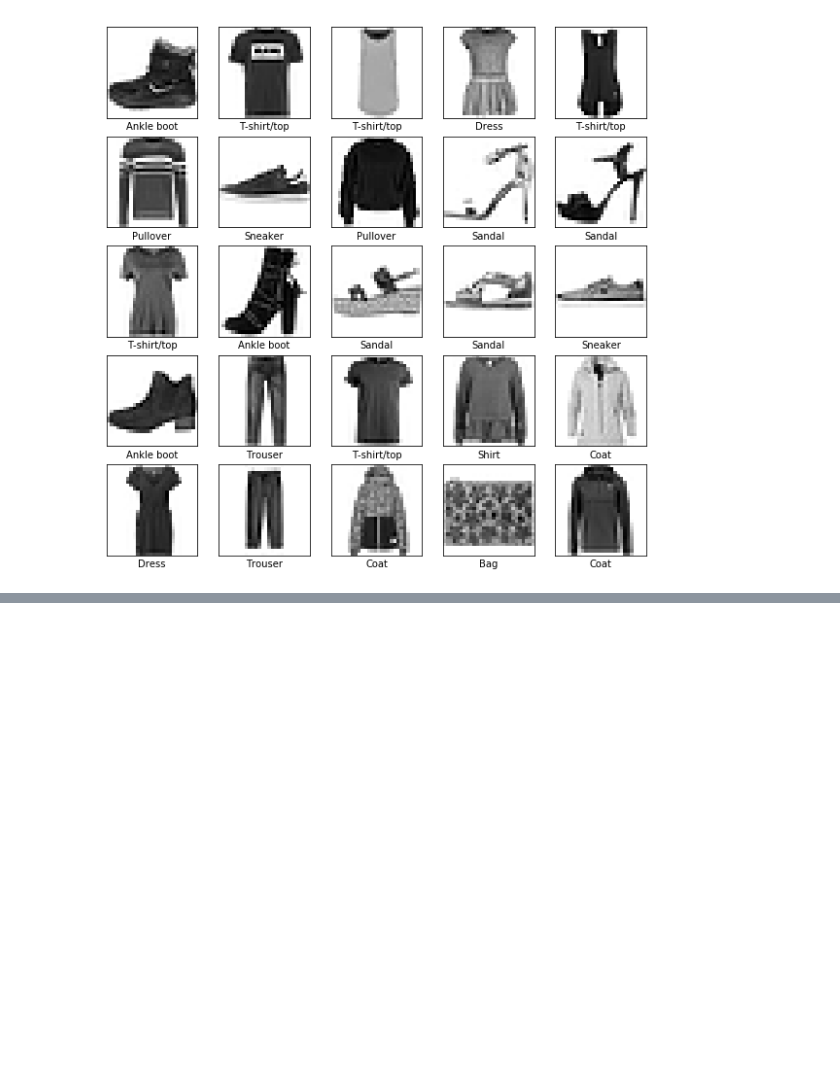
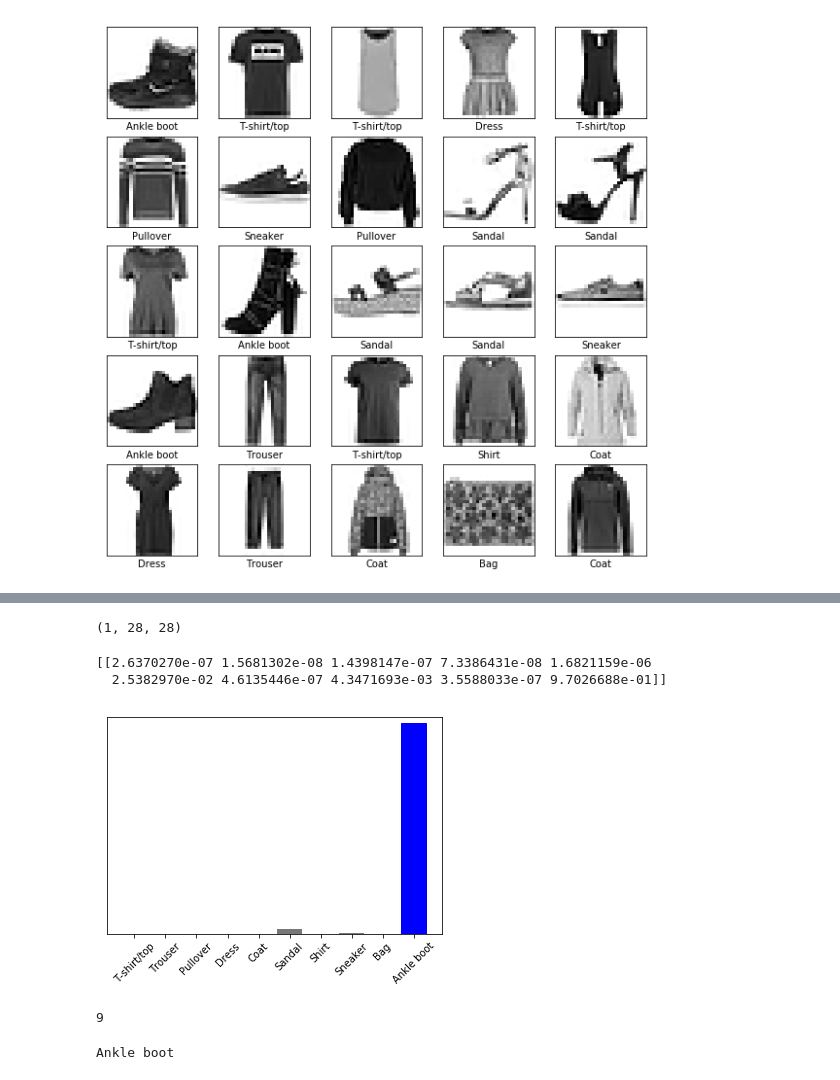
Before and after one commit to rahiakela/keras-projects, a Jupyter notebook: keras-tensor-flow-integration/tensorflow-fashion-items-classification.ipynb, the cells around one changed output, grey strips where cells are left out. Saved outputs shown, nothing was run; the diff lists cells and outputs as text; code cells hidden in the pictures; blank space fills up the shorter version.

```diff
--- a/keras-tensor-flow-integration/tensorflow-fashion-items-classification.ipynb
+++ b/keras-tensor-flow-integration/tensorflow-fashion-items-classification.ipynb
@@ -239,0 +351,37 @@ Overfitting is when a machine learning model performs worse on new data than on
+# %%
+"""
+tf.keras models are optimized to make predictions on a batch, or collection, of examples at once.
+So even though we're using a single image, we need to add it to a list:
+"""
+# Add the image to a batch where it's the only member
+img = (np.expand_dims(img, 0))
+
+print(img.shape)
+# %% [output]
+(1, 28, 28)
+# %%
+# Now predict the image
+predictions_single = model.predict(img)
+
+print(predictions_single)
+# %% [output]
+[[2.6370270e-07 1.5681302e-08 1.4398147e-07 7.3386431e-08 1.6821159e-06
+  2.5382970e-02 4.6135446e-07 4.3471693e-03 3.5588033e-07 9.7026688e-01]]
+# %%
+plot_value_array(0, predictions_single, test_labels)
+_ = plt.xticks(range(10), class_names, rotation=45)
+# %% [output]
+[figure, added]
+# %%
+"""
+model.predict returns a list of lists, one for each image in the batch of data.
+Grab the predictions for our (only) image in the batch
+"""
+np.argmax(predictions_single[0])
+# %% [output]
+9
+# %%
+# And, as before, the model predicts a label of 9
+print(class_names[9])
+# %% [output]
+Ankle boot
```
Also changed, not shown: parts of 13 cells of this notebook.
